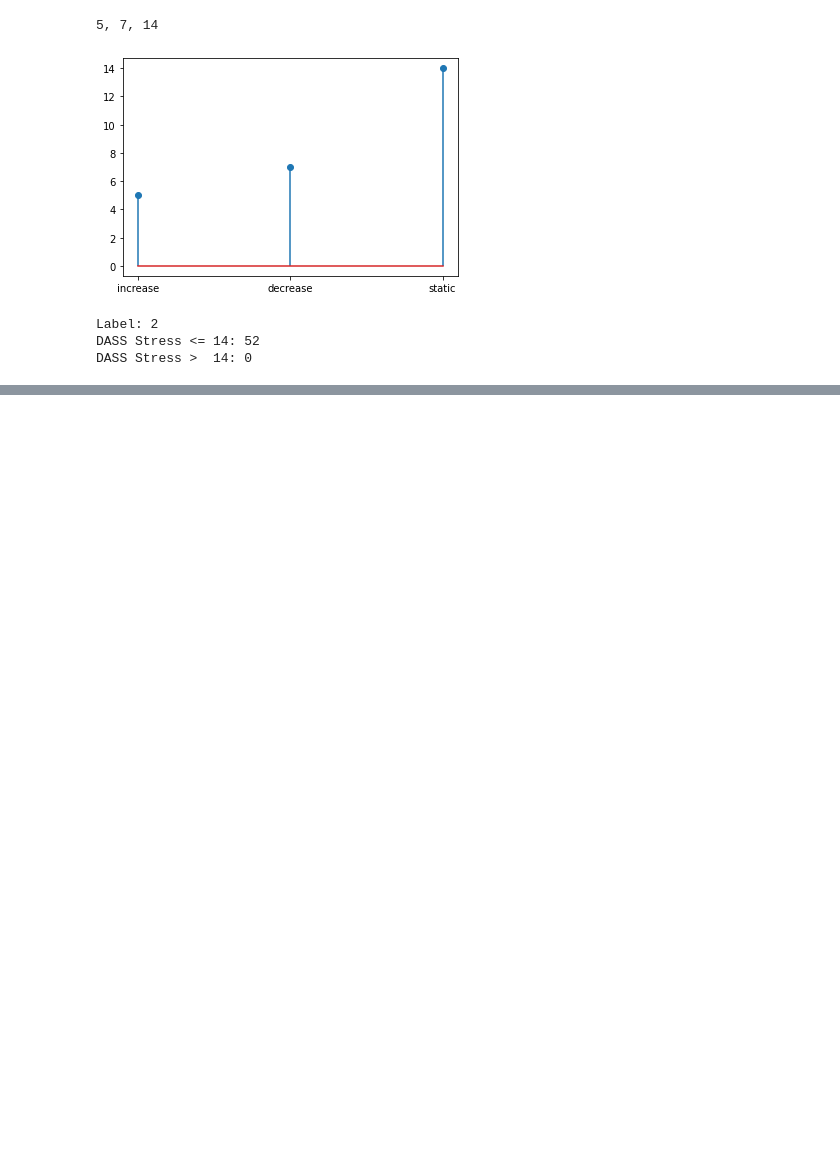
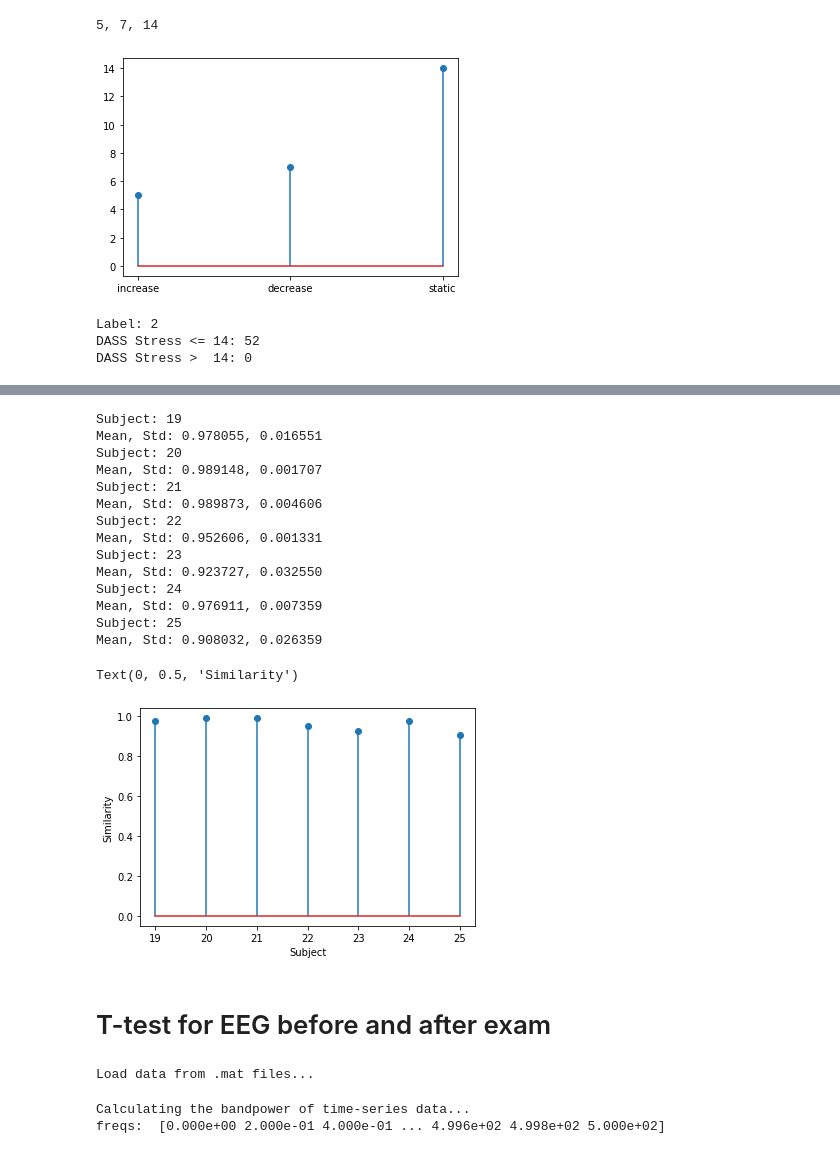
Before and after one commit to hundredball/Classroom_stress, a Jupyter notebook: data_analysis.ipynb, the cells around one changed output, grey strips where cells are left out. Drawn from its saved outputs; the diff is of its cells as text; code cells hidden in the pictures; blank space fills up the shorter version.

```diff
--- a/data_analysis.ipynb
+++ b/data_analysis.ipynb
@@ -802,0 +865,49 @@ df_state.to_csv('./DASS_before_after_change.csv')
+# %%
+# Similarity for each subject
+means = []
+subjects = list(range(19,26))
+for subject in subjects:
+    print('Subject: %d'%(subject))
+
+    sims = df_new[df_new['subject']==subject]['similarity'].values
+    means.append(np.mean(sims))
+    print('Mean, Std: %f, %f'%(np.mean(sims), np.std(sims)))
+
+plt.stem(subjects, means)
+plt.xlabel('Subject')
+plt.ylabel('Similarity')
+# %% [output]
+Subject: 19
+Mean, Std: 0.978055, 0.016551
+Subject: 20
+Mean, Std: 0.989148, 0.001707
+Subject: 21
+Mean, Std: 0.989873, 0.004606
+Subject: 22
+Mean, Std: 0.952606, 0.001331
+Subject: 23
+Mean, Std: 0.923727, 0.032550
+Subject: 24
+Mean, Std: 0.976911, 0.007359
+Subject: 25
+Mean, Std: 0.908032, 0.026359
+Text(0, 0.5, 'Similarity')
+[figure, added]
+# %% [markdown]
+# T-test for EEG before and after exam
+# %%
+EEG_list, Y, df = dataloader.read_data(label_format=2, data_folder='rest')
+data = preprocessing.StressData(EEG_list, Y, df)
+
+# Average into 6 regions
+data.avg_channels_into_regions(mode = 1)
+
+# Transform into psd
+low, high = list(range(1,50)), list(range(2,51))
+powers, psds, freqs = bandpower.get_bandpower(data.EEG_list, 1000, low=low, high=high, dB_scale=True)
+
+powers = np.array(powers).reshape((len(powers), -1))
+# %% [output]
+Load data from .mat files...
+Calculating the bandpower of time-series data...
+freqs:  [0.000e+00 2.000e-01 4.000e-01 ... 4.996e+02 4.998e+02 5.000e+02]
```
Also changed, not shown: parts of 8 cells of this notebook.
